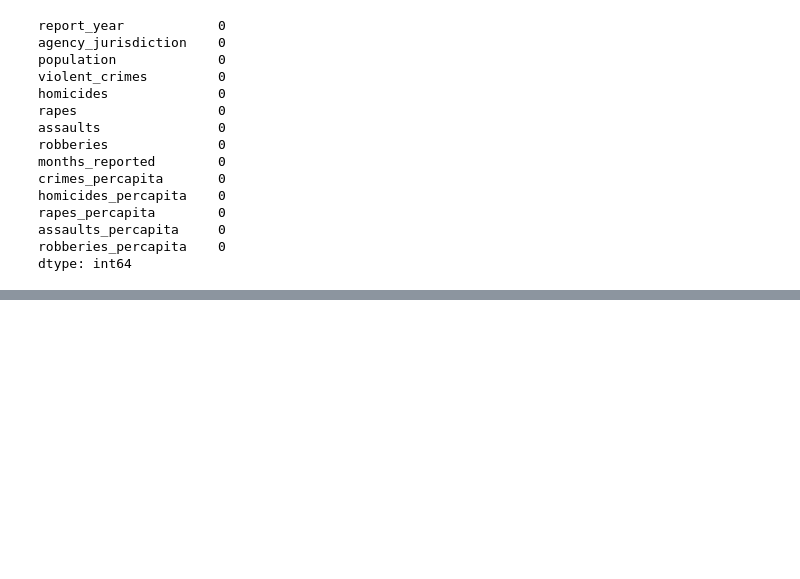
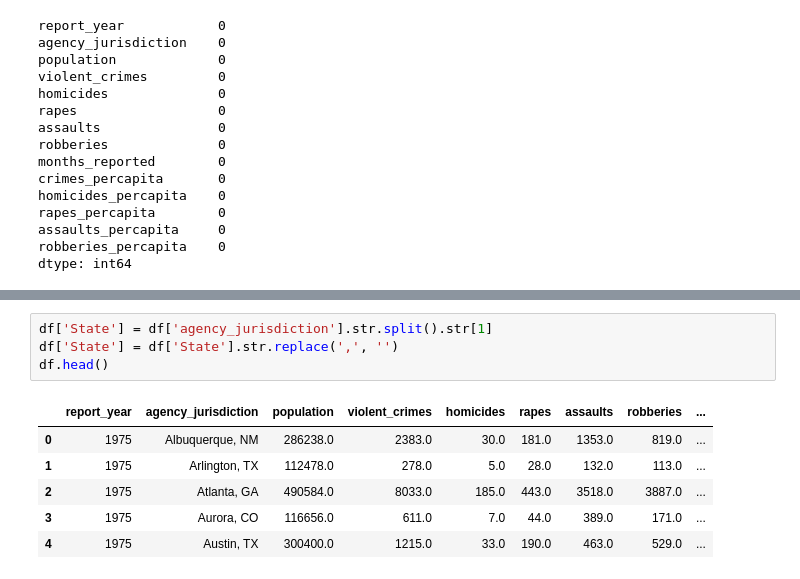
Before and after one commit to duaneywadey/A-collection-of-Jupyter-notebooks-and-CSV-files, a Jupyter notebook: MATPLOTLIB_+_NUMPY.ipynb, the cells around one changed output, grey strips where cells are left out. Saved outputs shown, nothing was run; the diff lists cells and outputs as text; blank space fills up the shorter version.

```diff
--- a/MATPLOTLIB_+_NUMPY.ipynb
+++ b/MATPLOTLIB_+_NUMPY.ipynb
@@ -115,0 +120,11 @@ for c in crimes:
+# %%
+df['State'] = df['agency_jurisdiction'].str.split().str[1]
+df['State'] = df['State'].str.replace(',', '')
+df.head()
+# %% [output]
+|  | report_year | agency_jurisdiction | population | violent_crimes | homicides | rapes | assaults | robberies | ... |
+| 0 | 1975 | Albuquerque, NM | 286238.0 | 2383.0 | 30.0 | 181.0 | 1353.0 | 819.0 | ... |
+| 1 | 1975 | Arlington, TX | 112478.0 | 278.0 | 5.0 | 28.0 | 132.0 | 113.0 | ... |
+| 2 | 1975 | Atlanta, GA | 490584.0 | 8033.0 | 185.0 | 443.0 | 3518.0 | 3887.0 | ... |
+| 3 | 1975 | Aurora, CO | 116656.0 | 611.0 | 7.0 | 44.0 | 389.0 | 171.0 | ... |
+| 4 | 1975 | Austin, TX | 300400.0 | 1215.0 | 33.0 | 190.0 | 463.0 | 529.0 | ... |
```
Also changed, not shown: parts of 5 cells of this notebook.
